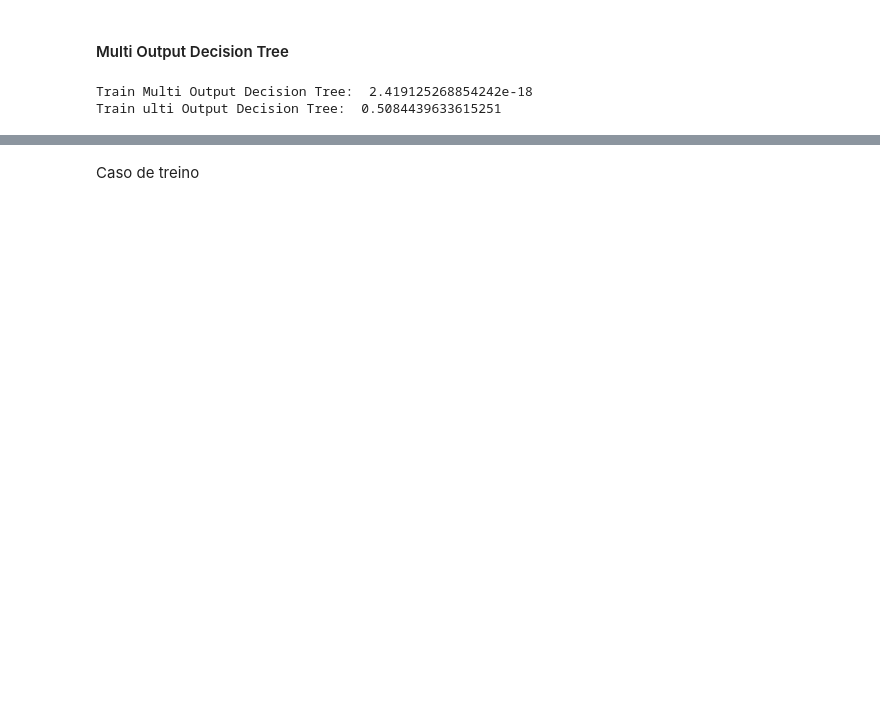
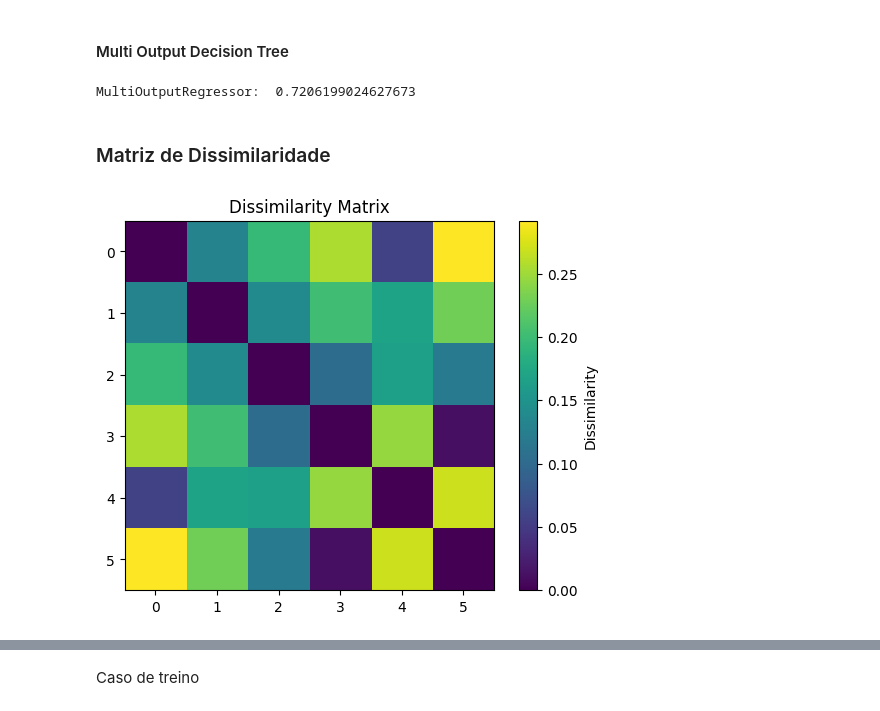
Before and after one commit to yanborges/RMT_TCC, a Jupyter notebook: RMT_TCC.ipynb, the cells around one changed output, grey strips where cells are left out. Drawn from its saved outputs; the diff is of its cells as text; code cells hidden in the pictures; blank space fills up the shorter version.

Commit message:
Alteração para cross validate

```diff
--- a/RMT_TCC.ipynb
+++ b/RMT_TCC.ipynb
@@ -157,7 +104,7 @@ def calculate_RRMSE(targets, valor, targets_mean):
 path = "../TCC/mtr-datasets/"
 
 #text_file = input("dataset: ")
-text_file = 'andro'
+text_file = 'atp1d'
 data, meta = loadarff(path + text_file + ".arff")
 data = pd.DataFrame(data)
 
@@ -182,10 +129,11 @@ error_results = []
 # %% [markdown]
 ### Separação dos dados em Treino e Teste
 # %%
-x_train, x_test, y_train, y_test = train_test_split(data, label, test_size=0.2, random_state=42)
+x_train, x_test, y_train, y_test = train_test_split(data, label, test_size=0.25, random_state=42)
 
 # Variables to calculate RRMSE
-real_test_mean = y_test.mean(axis=0)
-real_train_mean = y_train.mean(axis=0)
+# real_test_mean = y_test.mean(axis=0)
+# real_train_mean = y_train.mean(axis=0)
+label_mean = label.mean(axis=0)
 # %% [markdown]
 ### Baseline Regressor
@@ -260,13 +281,20 @@ print(calculate_RRMSE(y_test, result_p_test, real_test_mean))
 # %% [markdown]
 #### Multi Output Decision Tree
-# %%
-regressor = model_multi_dtree(x_train, y_train, x_train)
-error = calculate_RRMSE(y_train, regressor, real_train_mean)
-print("Train Multi Output Decision Tree: ",error)
-
-regressor = model_multi_dtree(x_train, y_train, x_test)
-error = calculate_RRMSE(y_test, regressor, real_test_mean)
-print("Train ulti Output Decision Tree: ",error)
-# %% [output]
-Train Multi Output Decision Tree:  2.419125268854242e-18
-Train ulti Output Decision Tree:  0.5084439633615251
+# %%
+score = cross_validate(MultiOutputRegressor(DecisionTreeRegressor()), data, label, cv=kfold, scoring=RRMSE_scorer)
+score = np.sqrt(-score['test_score']).mean()
+
+print("MultiOutputRegressor: ", score)
+# %% [output]
+MultiOutputRegressor:  0.7206199024627673
+# %% [markdown]
+### Matriz de Dissimilaridade
+# %%
+matriz_dissimilaridade = 1 - np.corrcoef(y_train.T)
+
+plt.imshow(matriz_dissimilaridade, cmap='viridis')
+plt.colorbar(label='Dissimilarity')
+plt.title('Dissimilarity Matrix')
+plt.show()
+# %% [output]
+[figure, added]
```
Also changed, not shown: parts of 78 cells of this notebook, 4 other files.
